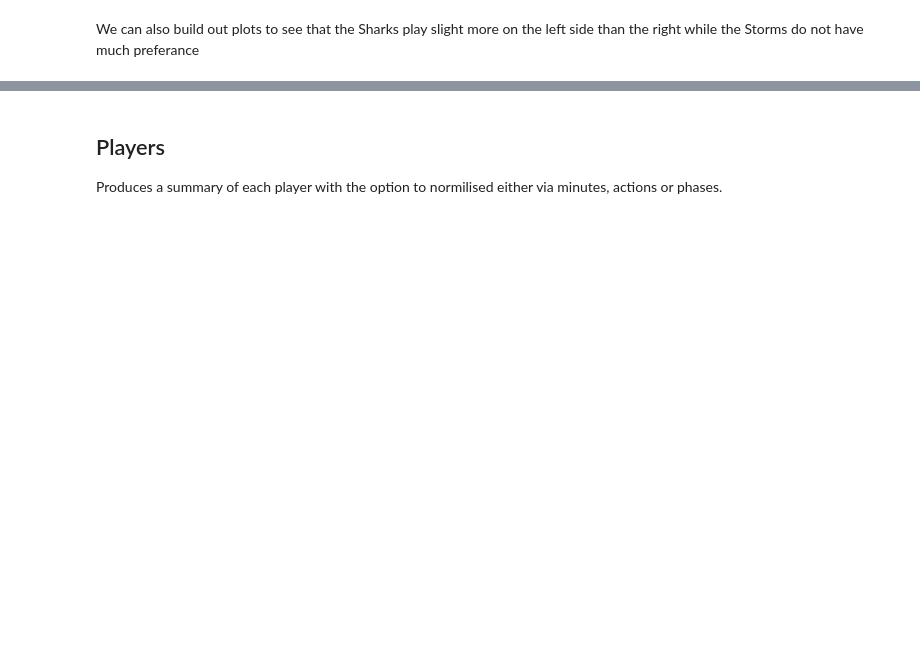
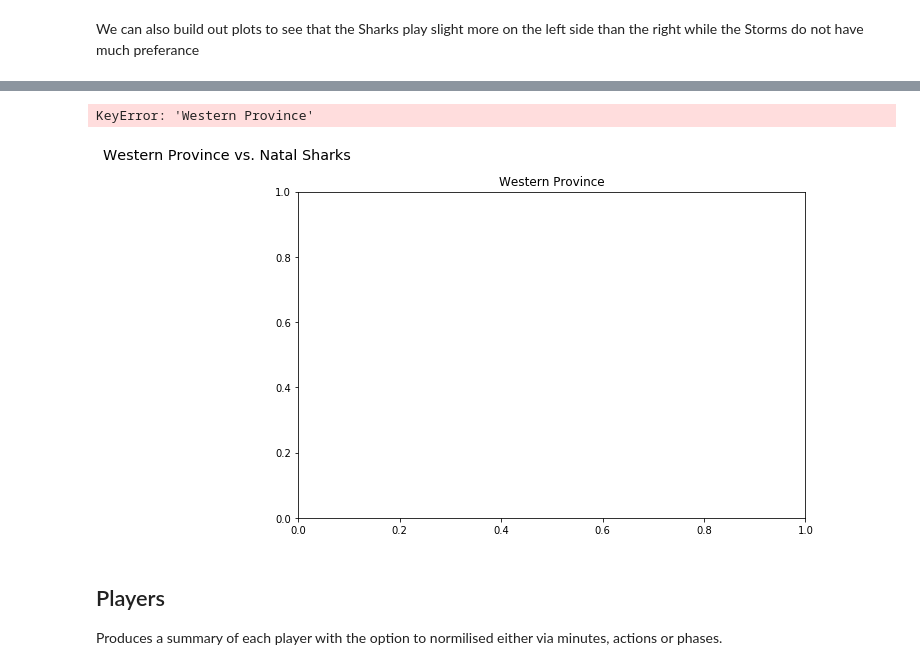
Before and after one commit to jlondal/pyrugga, a Jupyter notebook: jupyter/tuts/Getting Started.ipynb, the cells around one changed output, grey strips where cells are left out. Saved outputs shown, nothing was run; the diff lists cells and outputs as text; code cells hidden in the pictures; blank space fills up the shorter version.

```diff
--- a/jupyter/tuts/Getting Started.ipynb
+++ b/jupyter/tuts/Getting Started.ipynb
@@ -183,3 +301,8 @@ df.events
+# %%
+df.heat_map(event_type='Scrum Half Pass')
+# %% [output]
+KeyError: 'Western Province'
+[figure, added]
 # %% [markdown]
 ## Players
 
```
Also changed, not shown: parts of 15 cells of this notebook, 1 other file.
